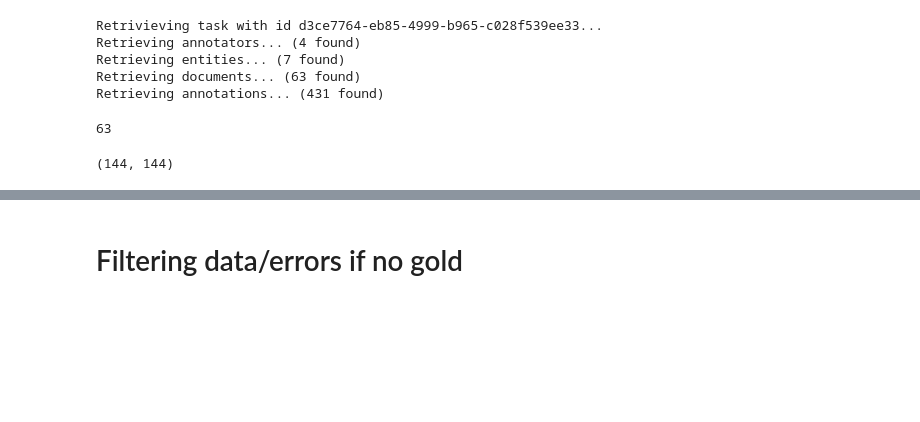
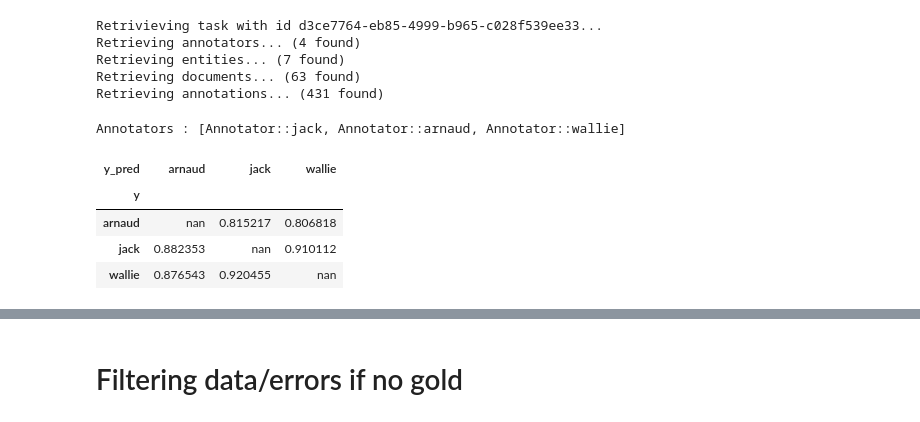
Before and after one commit to linalgo/wsd, a Jupyter notebook: eval_3.ipynb, the cells around one changed output, grey strips where cells are left out. Cells and saved outputs as stored; diff of their text form; code cells hidden in the pictures; blank space fills up the shorter version.

```diff
--- a/eval_3.ipynb
+++ b/eval_3.ipynb
@@ -38,19 +39,12 @@ Retrieving annotators... (4 found)
 Retrieving entities... (7 found)
 Retrieving documents... (63 found)
 Retrieving annotations... (431 found)
-# %%
-arnaud_id = 'e920598f-774d-4e1c-a2dc-8fb9a6f3053f'
-jack_id = 'd34602e1-1664-42cb-b139-c5cb8bcfa2a0'
-abi_id = 'eb9a2239-5a6c-4da5-8957-af8a90d3e880'
-#Jack was used for creating the gold standard
-X_gold = annotator_filter(X_docs, jack_id)
-len(X_gold)
-# %% [output]
-63
-# %%
-#checking if the number of annotations matches the number of contexts
-all_annos = [ano for doc in X_gold for ano in list(doc.annotations)]
-all_contexts = set([anno.body.context for doc in X_docs for anno in list(doc.annotations)])
-len(all_annos), len(all_contexts)
-# %% [output]
-(144, 144)
+# %%
+plot_cluster_accuracy(X_docs)
+# %% [output]
+Annotators : [Annotator::jack, Annotator::arnaud, Annotator::wallie]
+| y_pred | arnaud | jack | wallie |
+| y |  |  |  |
+| arnaud | nan | 0.815217 | 0.806818 |
+| jack | 0.882353 | nan | 0.910112 |
+| wallie | 0.876543 | 0.920455 | nan |
```
Also changed, not shown: parts of 14 cells of this notebook, 16 other files.
